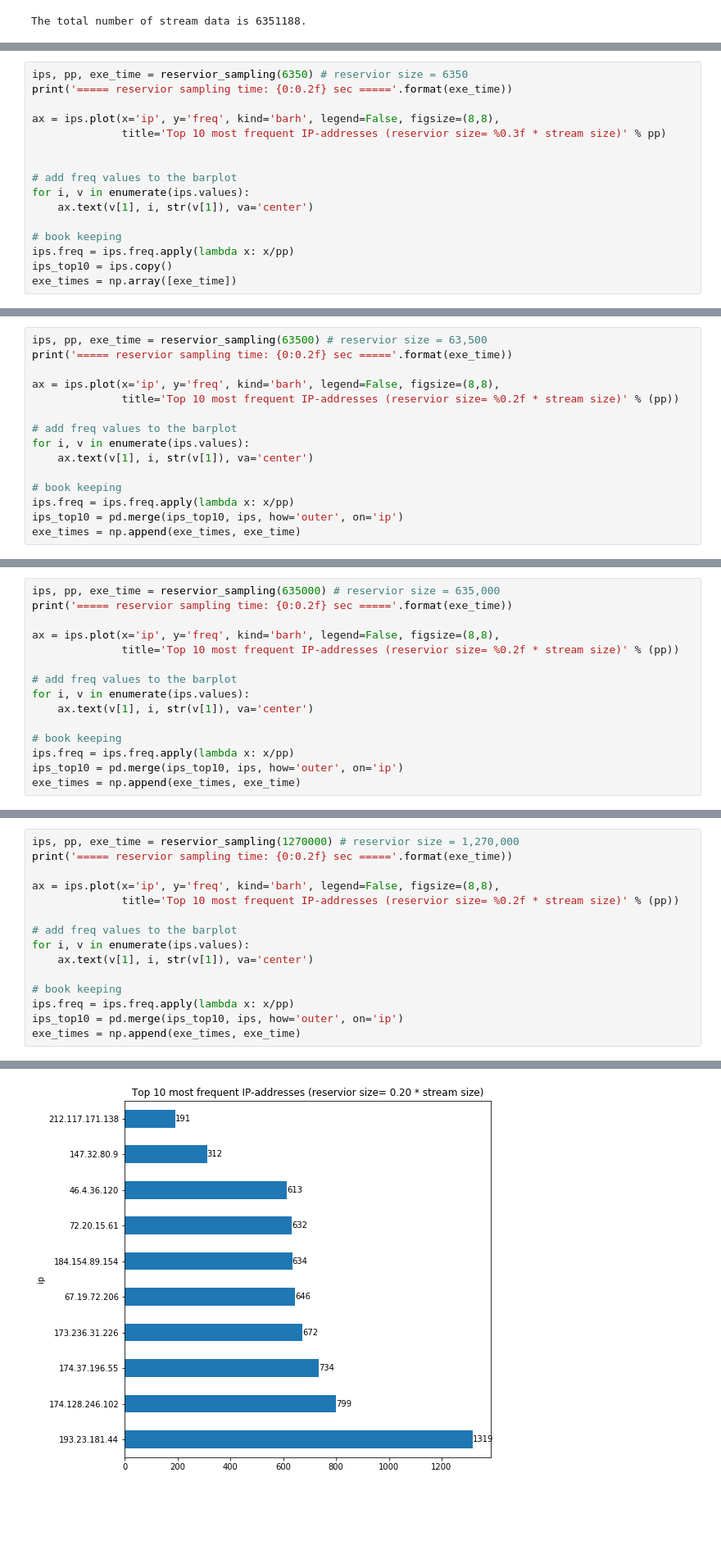
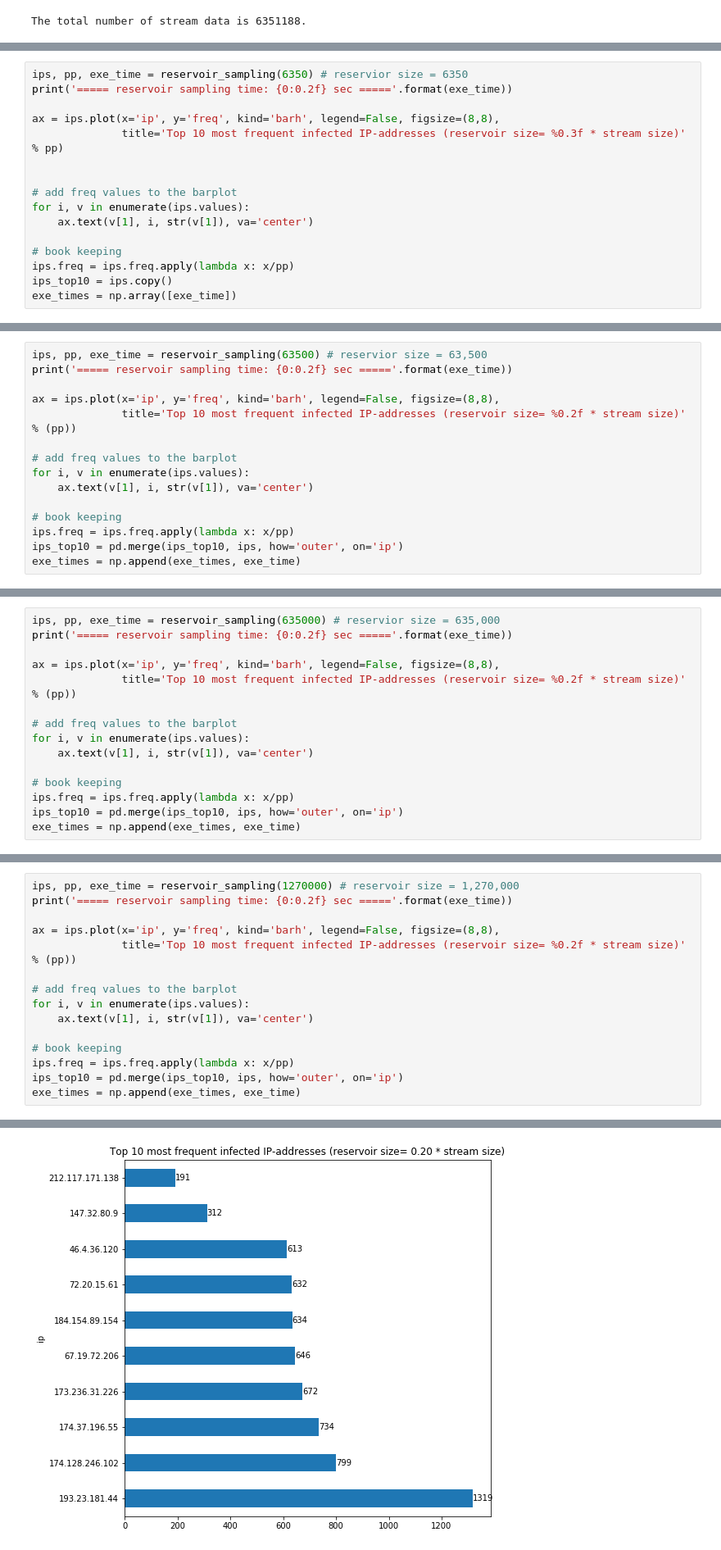
Before and after one commit to chengh42/Cyber-Data-Analytics, a Jupyter notebook: data stream/Task1_Sampling.ipynb, the cells around one changed output, grey strips where cells are left out. Shown: that part at 82% size. Saved outputs shown, nothing was run; the diff lists cells and outputs as text; blank space fills up the shorter version.

```diff
--- a/data stream/Task1_Sampling.ipynb
+++ b/data stream/Task1_Sampling.ipynb
@@ -103,9 +110,9 @@ def reservior_sampling(k = 60000):
 # %%
-ips, pp, exe_time = reservior_sampling(6350) # reservior size = 6350
-print('===== reservior sampling time: {0:0.2f} sec ====='.format(exe_time))
+ips, pp, exe_time = reservoir_sampling(6350) # reservior size = 6350
+print('===== reservoir sampling time: {0:0.2f} sec ====='.format(exe_time))
 
 ax = ips.plot(x='ip', y='freq', kind='barh', legend=False, figsize=(8,8),
-              title='Top 10 most frequent IP-addresses (reservior size= %0.3f * stream size)' % pp)
+              title='Top 10 most frequent infected IP-addresses (reservoir size= %0.3f * stream size)' % pp)
 
 
 # add freq values to the barplot
@@ -122,9 +131,9 @@ exe_times = np.array([exe_time])
 # %%
-ips, pp, exe_time = reservior_sampling(63500) # reservior size = 63,500
-print('===== reservior sampling time: {0:0.2f} sec ====='.format(exe_time))
+ips, pp, exe_time = reservoir_sampling(63500) # reservior size = 63,500
+print('===== reservoir sampling time: {0:0.2f} sec ====='.format(exe_time))
 
 ax = ips.plot(x='ip', y='freq', kind='barh', legend=False, figsize=(8,8),
-              title='Top 10 most frequent IP-addresses (reservior size= %0.2f * stream size)' % (pp))
+              title='Top 10 most frequent infected IP-addresses (reservoir size= %0.2f * stream size)' % (pp))
 
 # add freq values to the barplot
 for i, v in enumerate(ips.values):
@@ -140,9 +151,9 @@ exe_times = np.append(exe_times, exe_time)
 # %%
-ips, pp, exe_time = reservior_sampling(635000) # reservior size = 635,000
-print('===== reservior sampling time: {0:0.2f} sec ====='.format(exe_time))
+ips, pp, exe_time = reservoir_sampling(635000) # reservior size = 635,000
+print('===== reservoir sampling time: {0:0.2f} sec ====='.format(exe_time))
 
 ax = ips.plot(x='ip', y='freq', kind='barh', legend=False, figsize=(8,8),
-              title='Top 10 most frequent IP-addresses (reservior size= %0.2f * stream size)' % (pp))
+              title='Top 10 most frequent infected IP-addresses (reservoir size= %0.2f * stream size)' % (pp))
 
 # add freq values to the barplot
 for i, v in enumerate(ips.values):
@@ -158,9 +171,9 @@ exe_times = np.append(exe_times, exe_time)
 # %%
-ips, pp, exe_time = reservior_sampling(1270000) # reservior size = 1,270,000
-print('===== reservior sampling time: {0:0.2f} sec ====='.format(exe_time))
+ips, pp, exe_time = reservoir_sampling(1270000) # reservoir size = 1,270,000
+print('===== reservoir sampling time: {0:0.2f} sec ====='.format(exe_time))
 
 ax = ips.plot(x='ip', y='freq', kind='barh', legend=False, figsize=(8,8),
-              title='Top 10 most frequent IP-addresses (reservior size= %0.2f * stream size)' % (pp))
+              title='Top 10 most frequent infected IP-addresses (reservoir size= %0.2f * stream size)' % (pp))
 
 # add freq values to the barplot
 for i, v in enumerate(ips.values):
@@ -175,3 +188,3 @@ exe_times = np.append(exe_times, exe_time)
-[figure, old version]
+[figure, new version]
 # %% [markdown]
 ## Reference: the real ranking
```
Also changed, not shown: parts of 24 cells of this notebook.
